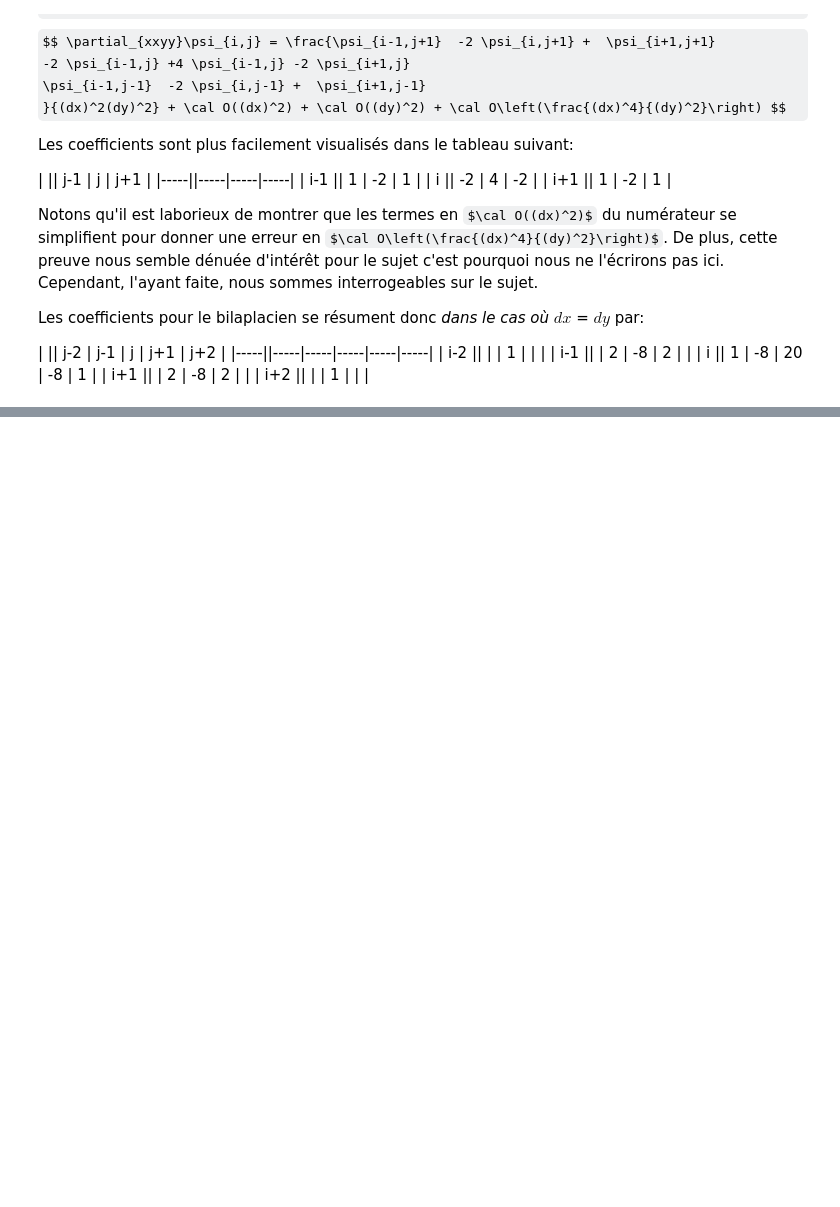
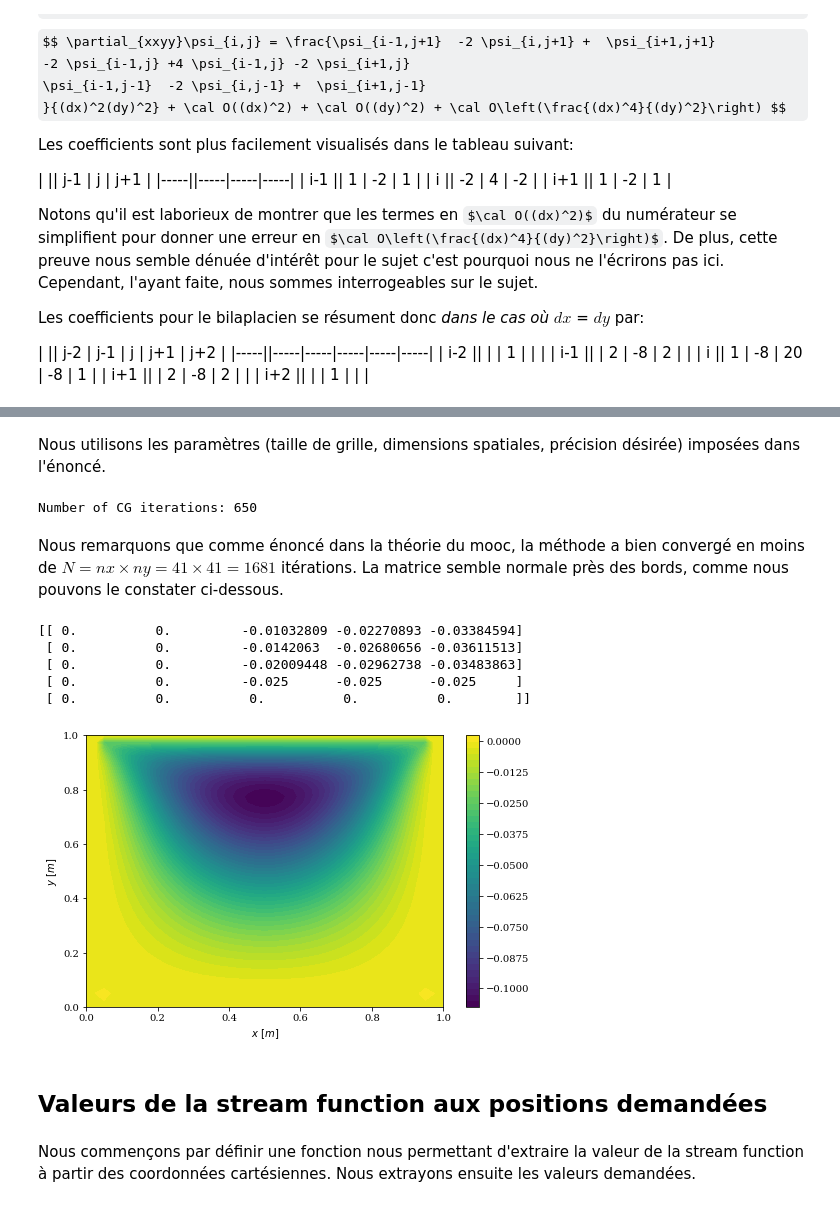
Before and after one commit to ceschoon/Travail-PHYS-F-302, a Jupyter notebook: Travail_PHYS-F-302_MJ_CS.ipynb, the cells around one changed output, grey strips where cells are left out. Cells and saved outputs as stored; diff of their text form; code cells hidden in the pictures; some formulas as TeX source; blank space fills up the shorter version.

Commit message:
Fonction externes + finalisation 1

```diff
--- a/Travail_PHYS-F-302_MJ_CS.ipynb
+++ b/Travail_PHYS-F-302_MJ_CS.ipynb
@@ -163,0 +106,11 @@ def L1norm(new, old):
+# %%
+def bilaplacian(p,dx):
+
+    N = p.shape[0]
+    Ap = numpy.zeros((N,N))
+
+    Ap[2:-2,2:-2] = 20*p[2:-2,2:-2]-8*(p[1:-3,2:-2]+p[2:-2,1:-3]+p[2:-2,3:-1]+p[3:-1,2:-2])+\
+                    2*(p[1:-3,1:-3]+p[1:-3,3:-1]+p[3:-1,1:-3]+p[3:-1,3:-1])+\
+                    1*(p[:-4,2:-2]+p[2:-2,:-4]+p[2:-2,4:]+p[4:,2:-2])
+
+    return Ap/dx**4
@@ -255,0 +187,45 @@ L1_rel_error(p,pan)
+# %% [markdown]
+Nous utilisons les paramètres (taille de grille, dimensions spatiales, précision désirée) imposées dans l'énoncé.
+# %%
+N = 41
+L = 1
+l1_target = 1e-8
+
+dx = L/(N-1)
+b = 0
+
+# initialise la stream function avec les bonnes conditions aux bords
+p0 = numpy.zeros((N,N))
+p0[-2,2:-2] = -dx
+# %%
+p, l1_conv = conjugate_gradient_2d(p0.copy(), b, dx, l1_target)
+
+x = numpy.linspace(0,L,N)
+y = numpy.linspace(0,L,N)
+pan = cg.p_analytical(x,y)
+
+err_p = cg.L1norm(p,pan)
+# %% [output]
+Number of CG iterations: 650
+# %% [markdown]
+Nous remarquons que comme énoncé dans la théorie du mooc, la méthode a bien convergé en moins de $N=nx\times ny = 41\times 41 = 1681$ itérations. La matrice semble normale près des bords, comme nous pouvons le constater ci-dessous.
+# %%
+print(p[-5:,:5])
+# %% [output]
+[[ 0.          0.         -0.01032809 -0.02270893 -0.03384594]
+ [ 0.          0.         -0.0142063  -0.02680656 -0.03611513]
+ [ 0.          0.         -0.02009448 -0.02962738 -0.03483863]
+ [ 0.          0.         -0.025      -0.025      -0.025     ]
+ [ 0.          0.          0.          0.          0.        ]]
+# %%
+pyplot.figure(figsize=(8,5))
+pyplot.contourf(x,y,p,50,cmap=cm.viridis)
+pyplot.xlabel('$x\ [m]$')
+pyplot.ylabel('$y\ [m]$')
+pyplot.colorbar();
+# %% [output]
+[figure, added]
+# %% [markdown]
+## Valeurs de la stream function aux positions demandées
+# %% [markdown]
+Nous commençons par définir une fonction nous permettant d'extraire la valeur de la stream function à partir des coordonnées cartésiennes. Nous extrayons ensuite les valeurs demandées.
```
Also changed, not shown: parts of 24 cells of this notebook, 1 other file.
